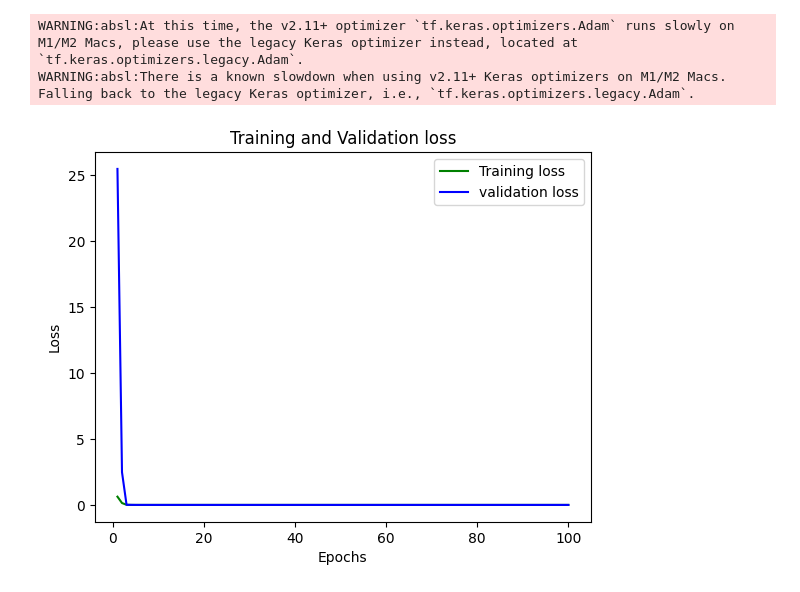
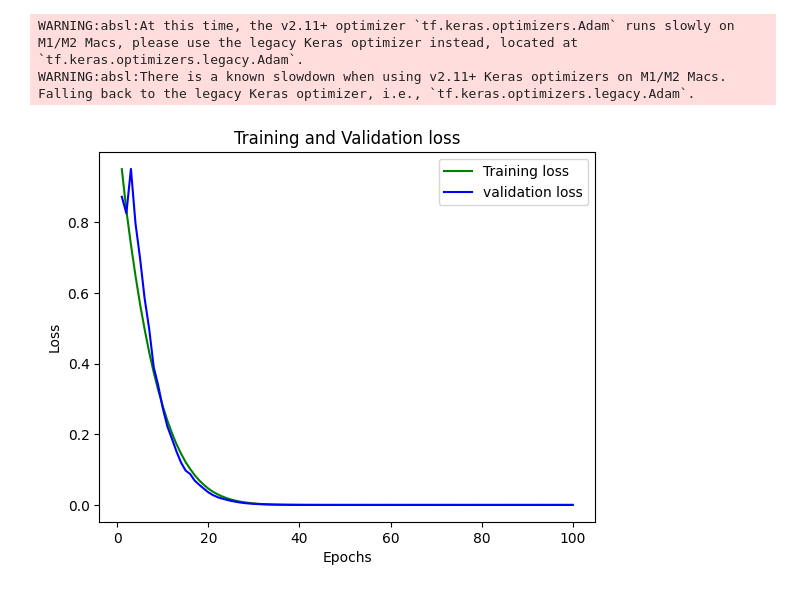
Before and after one commit to respera2/tjl, a Jupyter notebook: Havard Dataset/HV_NN.ipynb, the cells around one changed output. Cells and saved outputs as stored; diff of their text form; code cells hidden in the pictures.

```diff
--- a/Havard Dataset/HV_NN.ipynb
+++ b/Havard Dataset/HV_NN.ipynb
@@ -151,16 +151,17 @@ def create_new_model():
  model.add(Dropout(rate=0.3))
  model.add(Dense(20, activation='elu'))
  model.add(BatchNormalization())
- model.add(Dropout(rate=0.3))
+ model.add(Dropout(rate=0.4))
  model.add(BatchNormalization())
  model.add(Dense(20, activation='elu'))
  model.add(BatchNormalization())
+ model.add(Dropout(rate=0.4))
  model.add(Dense(10, activation='elu'))
  model.add(BatchNormalization())
  model.add(Dense(1))
  model.add(BatchNormalization())
  # Compile model
- opt = optimizers.Adam(learning_rate=0.026)
+ opt = optimizers.Adam(learning_rate=0.002)
  model.compile(loss='MeanSquaredError', optimizer=opt, metrics=['accuracy'])
  return model
 # %%
@@ -233,17 +234,16 @@ Test MSE:  5.089700465458638e-05
 # %%
-X_train, X_val, y_train, y_val = train_test_split(X_train, y_train, test_size=0.2, random_state=1)
-model.fit(X_train, y_train, epochs=100, batch_size=10, validation_data=(X_val, y_val))
+model.fit(X_train, y_train, epochs=100, batch_size=10, validation_data=(X_test, y_test))
 loss_train = model.history_['loss']
 loss_val = model.history_['val_loss']
 epochs = range(1,101)
 plt.plot(epochs, loss_train, 'g', label='Training loss')
 plt.plot(epochs, loss_val, 'b', label='validation loss')
 plt.title('Training and Validation loss')
 plt.xlabel('Epochs')
 plt.ylabel('Loss')
 plt.legend()
 plt.show()
 # %% [output]
 WARNING:absl:At this time, the v2.11+ optimizer `tf.keras.optimizers.Adam` runs slowly on M1/M2 Macs, please use the legacy Keras optimizer instead, located at `tf.keras.optimizers.legacy.Adam`.
 WARNING:absl:There is a known slowdown when using v2.11+ Keras optimizers on M1/M2 Macs. Falling back to the legacy Keras optimizer, i.e., `tf.keras.optimizers.legacy.Adam`.
-[figure, old version]
+[figure, new version]
```
Also changed, not shown: parts of 6 cells of this notebook, 8 other files.
